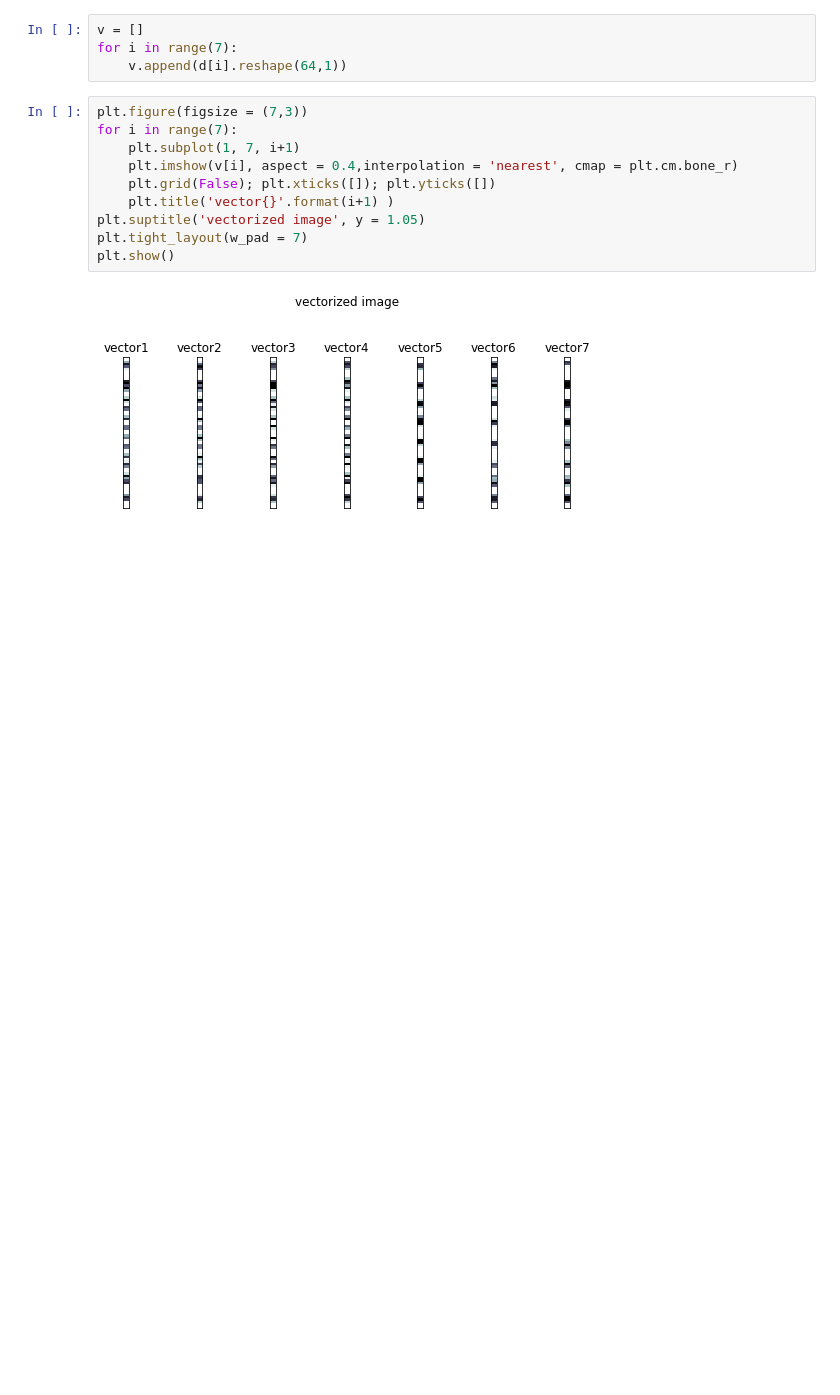
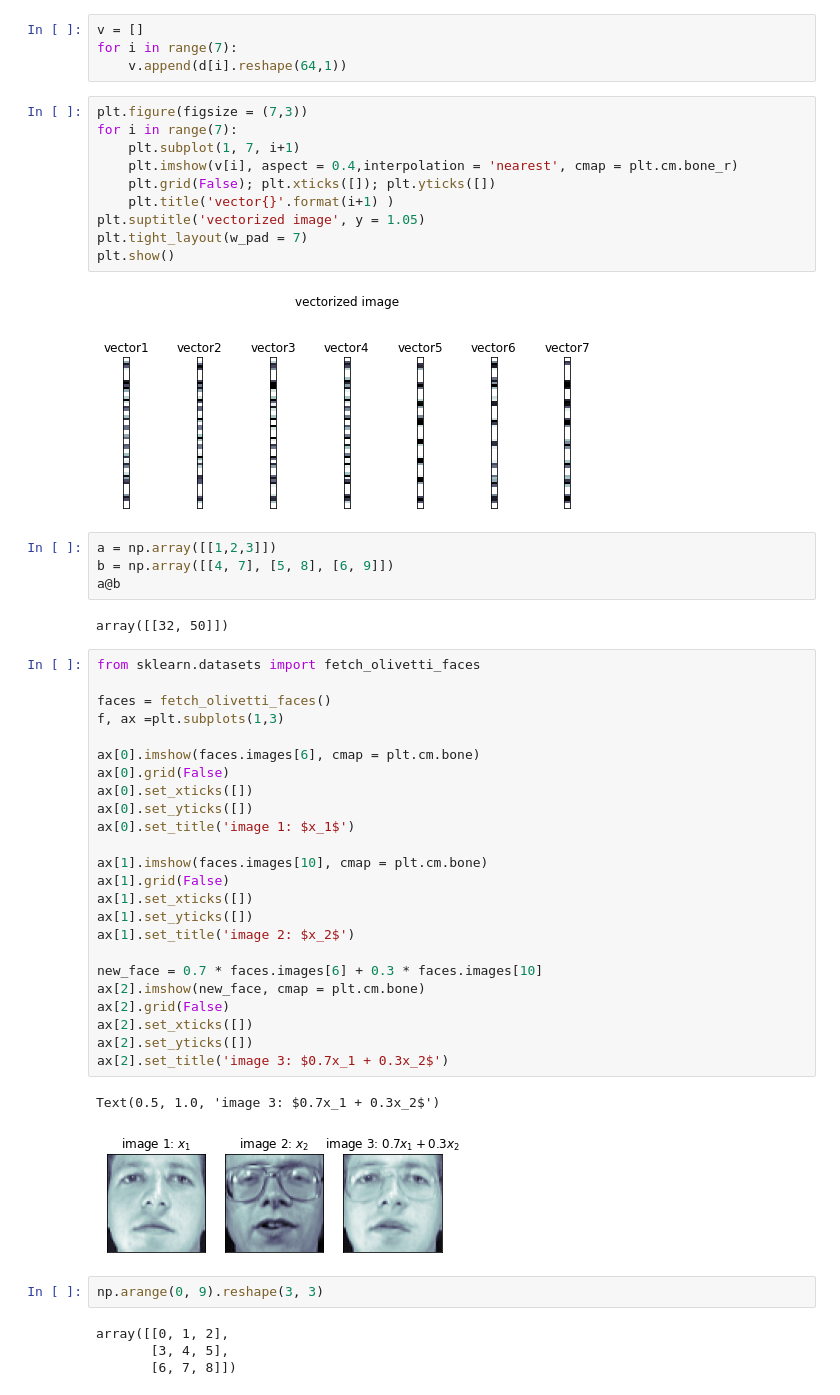
Before and after one commit to kwangr1995/1day1commit, a Jupyter notebook: basic practice/Numpy Practice.ipynb, the cells around one changed output. Saved outputs shown, nothing was run; the diff lists cells and outputs as text; blank space fills up the shorter version.

```diff
--- a/basic practice/Numpy Practice.ipynb
+++ b/basic practice/Numpy Practice.ipynb
@@ -51,3 +51,42 @@ plt.tight_layout(w_pad = 7)
 plt.show()
 # %% [output]
 [figure]
+# %%
+a = np.array([[1,2,3]])
+b = np.array([[4, 7], [5, 8], [6, 9]])
+a@b
+# %% [output]
+array([[32, 50]])
+# %%
+from sklearn.datasets import fetch_olivetti_faces
+
+faces = fetch_olivetti_faces()
+f, ax =plt.subplots(1,3)
+
+ax[0].imshow(faces.images[6], cmap = plt.cm.bone)
+ax[0].grid(False)
+ax[0].set_xticks([])
+ax[0].set_yticks([])
+ax[0].set_title('image 1: $x_1$')
+
+ax[1].imshow(faces.images[10], cmap = plt.cm.bone)
+ax[1].grid(False)
+ax[1].set_xticks([])
+ax[1].set_yticks([])
+ax[1].set_title('image 2: $x_2$')
+
+new_face = 0.7 * faces.images[6] + 0.3 * faces.images[10]
+ax[2].imshow(new_face, cmap = plt.cm.bone)
+ax[2].grid(False)
+ax[2].set_xticks([])
+ax[2].set_yticks([])
+ax[2].set_title('image 3: $0.7x_1 + 0.3x_2$')
+# %% [output]
+Text(0.5, 1.0, 'image 3: $0.7x_1 + 0.3x_2$')
+[figure, added]
+# %%
+np.arange(0, 9).reshape(3, 3)
+# %% [output]
+array([[0, 1, 2],
+       [3, 4, 5],
+       [6, 7, 8]])
```
